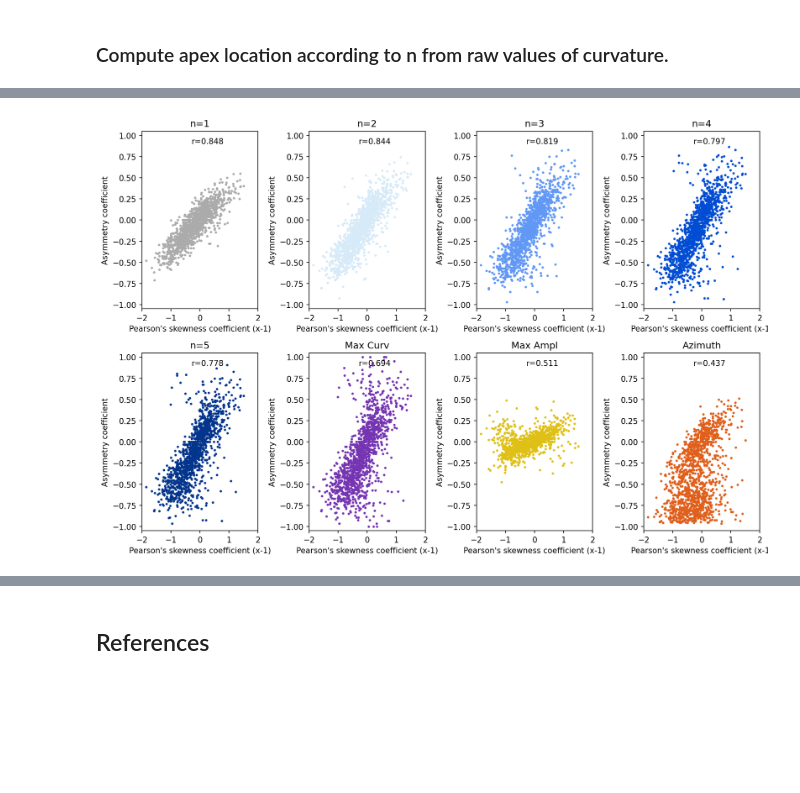
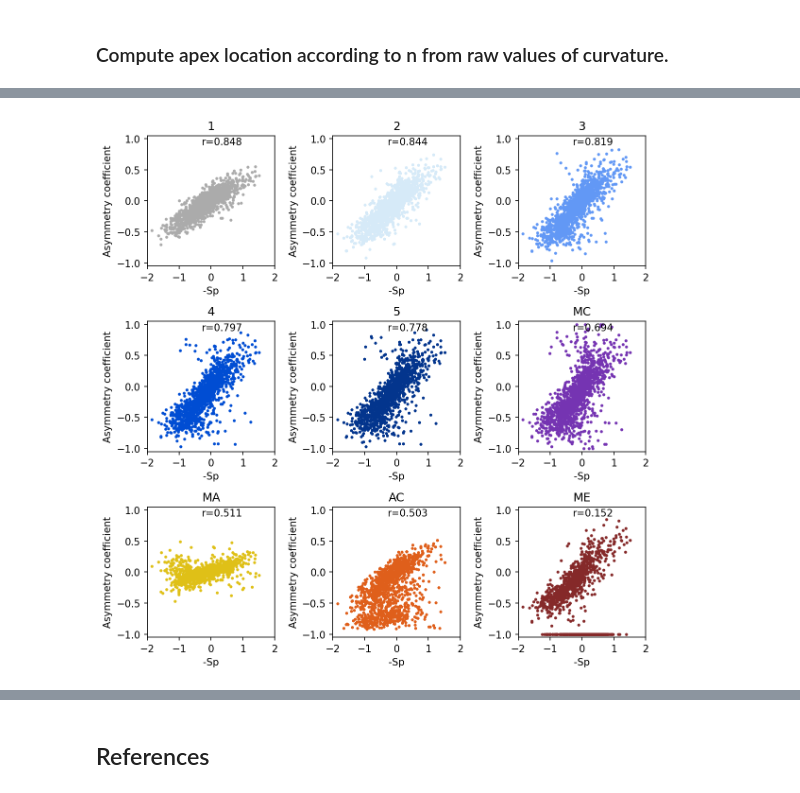
Before and after one commit to martin-lemay/pyBenD, a Jupyter notebook: notebooks/bend_apex_detection.ipynb, the cells around one changed output, grey strips where cells are left out. Saved outputs shown, nothing was run; the diff lists cells and outputs as text; code cells hidden in the pictures; blank space fills up the shorter version.

Commit message:
Feature: Bend apex paper finalisation (#7)
* add skewness coefficient calculation

* Cleaning bend apex notebook

* mypy fix

* mypy fix

* ruff fix

```diff
--- a/notebooks/bend_apex_detection.ipynb
+++ b/notebooks/bend_apex_detection.ipynb
@@ -1090,0 +1420,28 @@ plt.show()
+# %%
+dist = np.zeros((df.shape[0], 9))
+for i, row in df.iterrows():
+    for k in range(9):
+        n = k+1
+        apex_s_filter = row["Apex_absc", n]
+        apex_s_raw = df_raw.loc[i, ("Apex_absc", n)]
+        dist[i, k] = abs(apex_s_filter-apex_s_raw)
+
+fig, ax = plt.subplots(1, 1, dpi=150)
+bp = ax.boxplot(dist,
+                patch_artist=True,
+                showmeans=True,
+                showfliers=False,
+                meanprops={'marker':'o', 'markerfacecolor':'k', 'markeredgecolor':'k', 'markersize':'3',},
+                medianprops={'color':'k',}
+               )
+
+for n, patch in enumerate(bp["boxes"]):
+    patch.set_facecolor(n_colors[n])
+
+ax.set_xticks(np.arange(1, 10), n_labels)
+ax.set_ylabel("Distance of Apex computed either from filtered curvature\ndistribution or raw curvature distribution")
+plt.grid()
+plt.tight_layout()
+plt.savefig(fig_path + "Distance_Raw_vs_Smooth_Curvature.svg", dpi=150)
+plt.show()
+plt.close()
@@ -1091,13 +1595,13 @@ plt.show()
 # %%
-coeff_correl_all_raw = np.full(8, np.nan)
-fig, axes = plt.subplots(2, 4, dpi=150, figsize=(12, 8))
+coeff_correl_all_raw = np.full(9, np.nan)
+fig, axes = plt.subplots(3, 3, dpi=150, figsize=(8, 8))
 for i, ax in enumerate(axes.flatten()):
     n = i+1
     values = df_raw["Asymmetry", n]
     ax.plot(skew_pearson_all_raw, values, 'o', color=n_colors[i], markersize=2)
     ax.set_xlim(-2.0, 2.0)
     ax.set_ylim(-1.05, 1.05)
-    ax.set_xlabel("Pearson's skewness coefficient (x-1)")
+    ax.set_xlabel("-Sp")
     ax.set_ylabel("Asymmetry coefficient")
     ax.set_title(f"{n_labels[i]}")
 
@@ -1134,2 +1638,2 @@ Kendall coeff: SignificanceResult(statistic=np.float64(0.310329766851506), pvalu
-[figure, old version]
+[figure, new version]
 # %%
```
Also changed, not shown: parts of 38 cells of this notebook, 7 other files.
